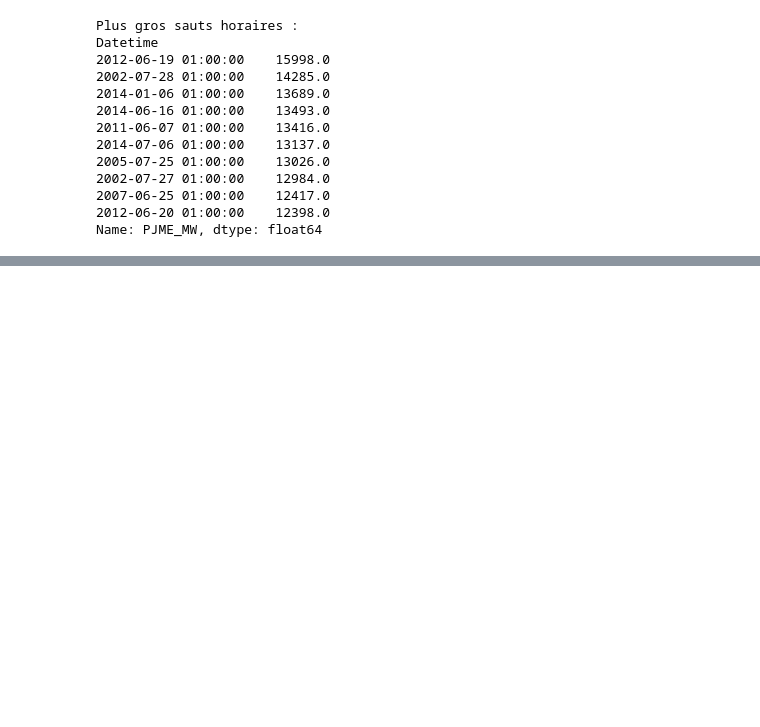
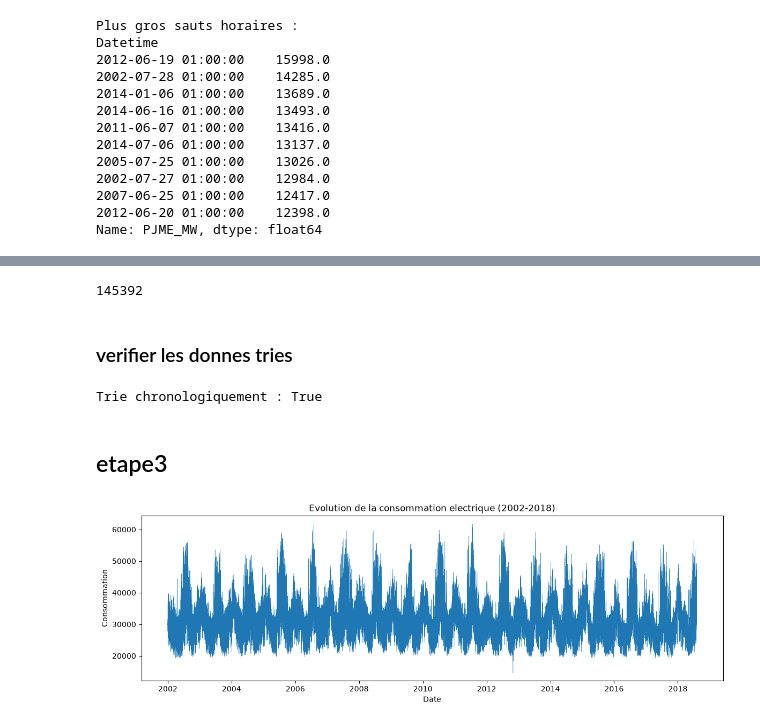
Before and after one commit to Oumohgh/electricity-demand-forecasting-azure, a Jupyter notebook: notebook.ipynb, the cells around one changed output, grey strips where cells are left out. Cells and saved outputs as stored; diff of their text form; code cells hidden in the pictures; blank space fills up the shorter version.

```diff
--- a/notebook.ipynb
+++ b/notebook.ipynb
@@ -301,0 +294,11 @@ NaN after interpolation : 0
+# %%
+s = (series.drop_duplicates("Datetime").set_index("Datetime")["PJME_MW"])
+
+full_range = pd.date_range(s.index.min(), s.index.max(), freq="h")
+s = s.reindex(full_range)
+s.index.name = "Datetime"
+print("NaN apres reindexation :", s.isna().sum())
+
+
+s_interp = s.interpolate(method="time", limit_area="inside")
+print("NaN restants :", s_interp.isna().sum())
@@ -301,0 +329,24 @@ NaN after interpolation : 0
+# %%
+series = s_interp.reset_index()
+series.columns = ["Datetime", "PJME_MW"]
+print(len(series))
+# %% [output]
+145392
+# %% [markdown]
+### verifier les donnes tries
+# %%
+print("Trie chronologiquement :", series["Datetime"].is_monotonic_increasing)
+# %% [output]
+Trie chronologiquement : True
+# %% [markdown]
+## etape3
+# %%
+plt.figure(figsize=(14, 4))
+plt.plot(s, linewidth=0.3)
+plt.title("Evolution de la consommation electrique (2002-2018)")
+plt.xlabel("Date")
+plt.ylabel("Consommation")
+
+plt.show()
+# %% [output]
+[figure, added]
```
Also changed, not shown: parts of 12 cells of this notebook.
